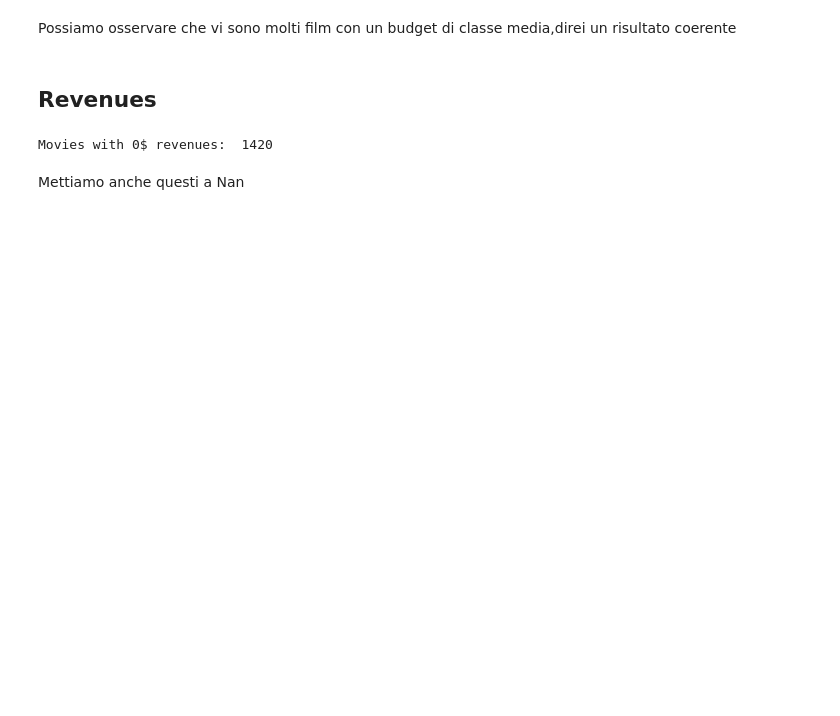
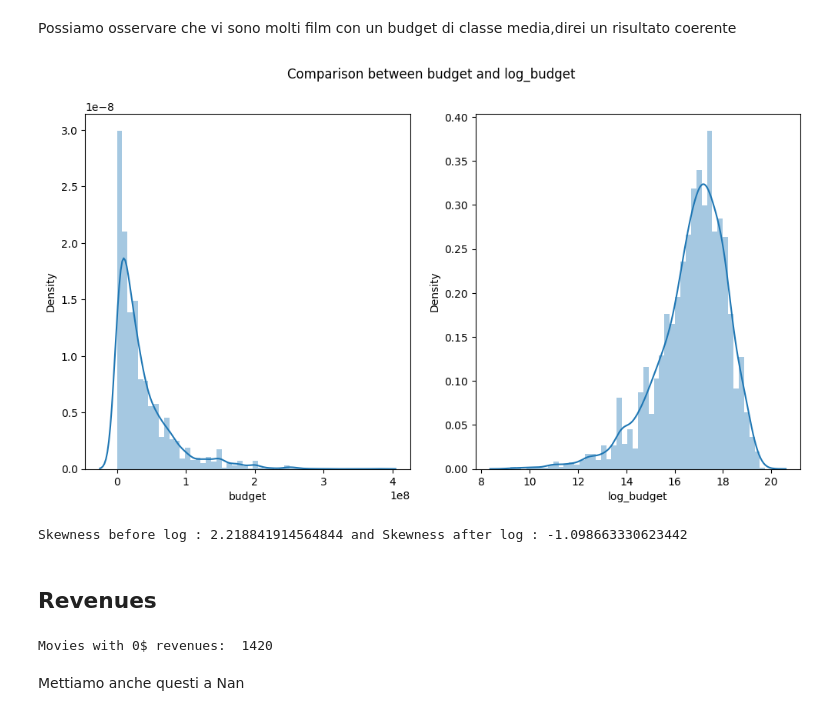
Before and after one commit to flenz00/TMDB-Movies, a Jupyter notebook: pulito.ipynb, the cells around one changed output. Saved outputs shown, nothing was run; the diff lists cells and outputs as text; code cells hidden in the pictures; blank space fills up the shorter version.

```diff
--- a/pulito.ipynb
+++ b/pulito.ipynb
@@ -183,5 +178,18 @@ plt.show()
 # %% [markdown]
 Possiamo osservare che vi sono molti film con un budget di classe media,direi un risultato coerente
+# %%
+fig,(ax1,ax2) = plt.subplots(1,2,figsize=(12,6))
+Movies['log_budget'] = np.log1p(Movies['budget'])
+sns.distplot(Movies['budget'],ax=ax1)
+sns.distplot(Movies['log_budget'],ax=ax2)
+fig.suptitle("Comparison between budget and log_budget")
+plt.show()
+# %% [output]
+[figure, added]
+# %%
+print("Skewness before log : {} and Skewness after log : {}".format(Movies['budget'].skew(),Movies['log_budget'].skew()))
+# %% [output]
+Skewness before log : 2.218841914564844 and Skewness after log : -1.098663330623442
 # %% [markdown]
 ## Revenues ##
 # %%
```
Also changed, not shown: parts of 80 cells of this notebook, 4 other files.
